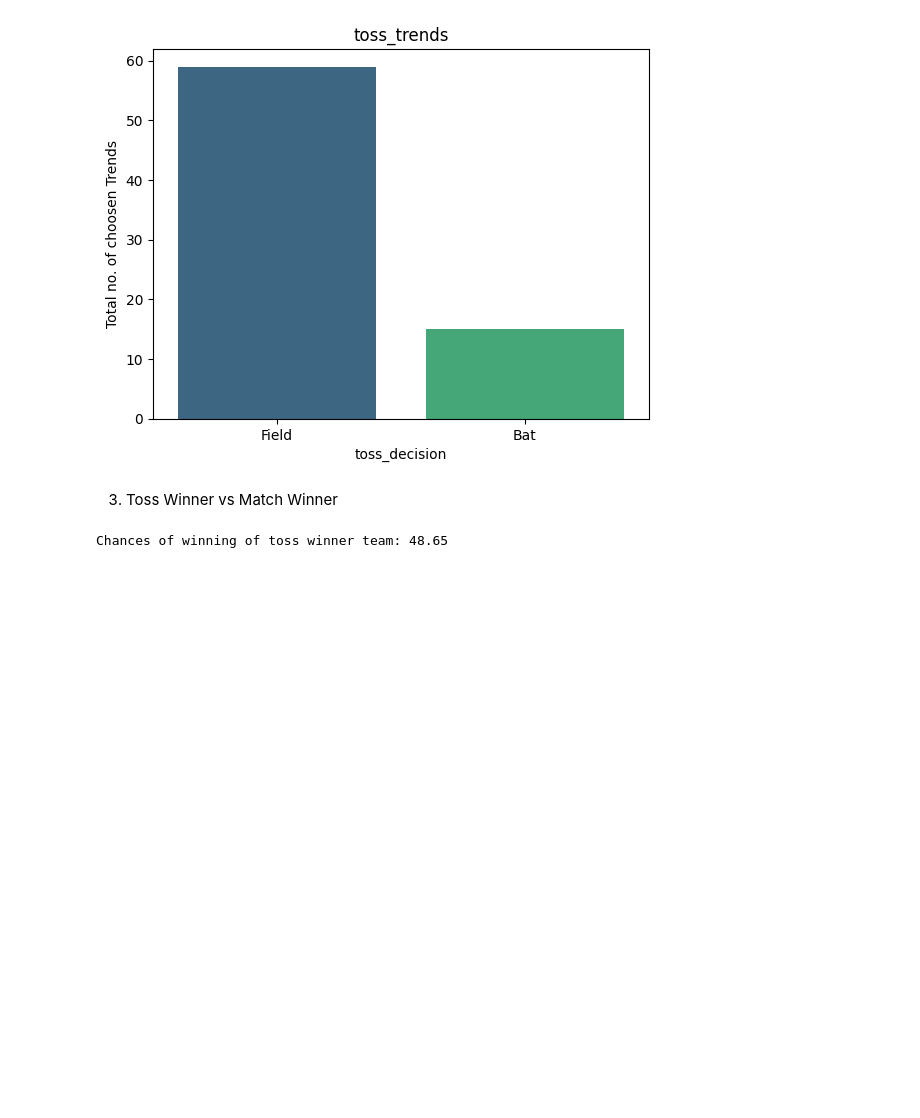
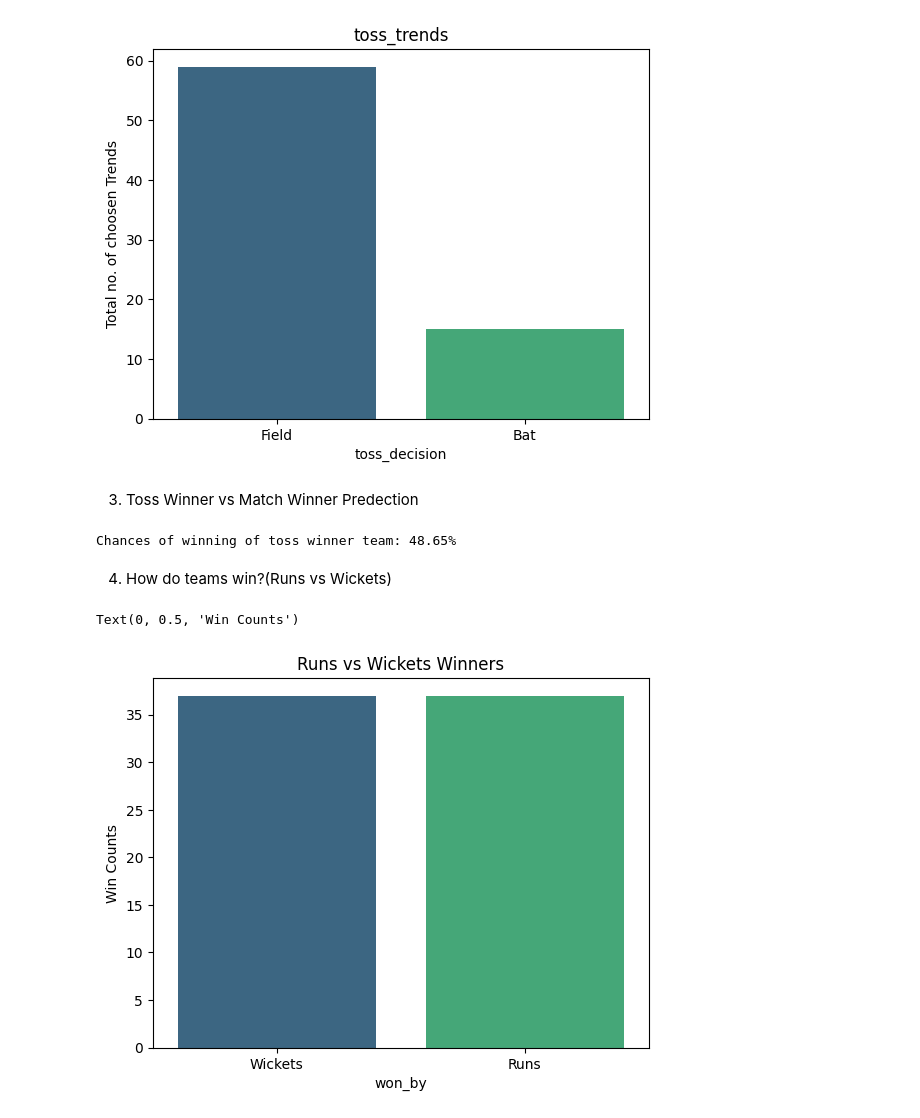
Before and after one commit to PrinceYadav0312/Data-Science, a Jupyter notebook: Project/IplcapstoneProject.ipynb, the cells around one changed output. Saved outputs shown, nothing was run; the diff lists cells and outputs as text; code cells hidden in the pictures; blank space fills up the shorter version.

```diff
--- a/Project/IplcapstoneProject.ipynb
+++ b/Project/IplcapstoneProject.ipynb
@@ -87,10 +87,19 @@ plt.title('toss_trends')
 Text(0.5, 1.0, 'toss_trends')
 [figure]
 # %% [markdown]
-3. Toss Winner vs Match Winner
+3. Toss Winner vs Match Winner Predection
 # %%
 count = df[df['toss_winner'] == df['match_winner']] ['match_id'].count()
 percentage = (count * 100)/df.shape[0]
-print(f'Chances of winning of toss winner team: {percentage.round(2)}')
+print(f'Chances of winning of toss winner team: {percentage.round(2)}%')
 # %% [output]
-Chances of winning of toss winner team: 48.65
+Chances of winning of toss winner team: 48.65%
+# %% [markdown]
+4. How do teams win?(Runs vs Wickets)
+# %%
+sns.countplot(x = df['won_by'], palette='viridis')
+plt.title('Runs vs Wickets Winners')
+plt.ylabel('Win Counts')
+# %% [output]
+Text(0, 0.5, 'Win Counts')
+[figure, added]
```
Also changed, not shown: parts of 4 cells of this notebook.
